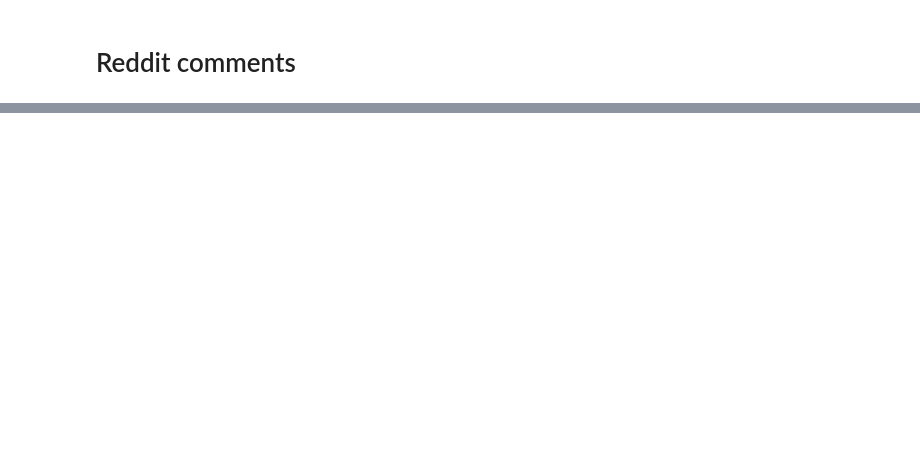
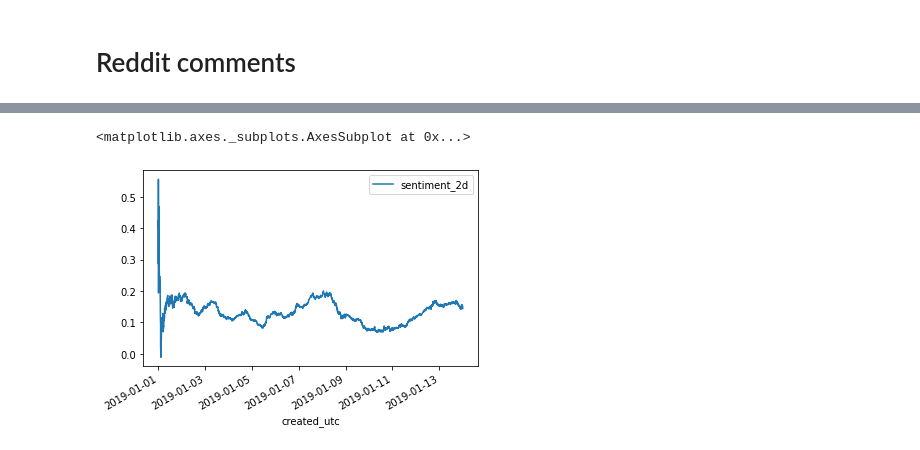
Before and after one commit to GuusStavo38/CryptoSent, a Jupyter notebook: notebooks/Basetable feature extraction.ipynb, the cells around one changed output, grey strips where cells are left out. Cells and saved outputs as stored; diff of their text form; code cells hidden in the pictures; blank space fills up the shorter version.

Commit message:
Sentiment per comment basetable

```diff
--- a/notebooks/Basetable feature extraction.ipynb
+++ b/notebooks/Basetable feature extraction.ipynb
@@ -85,0 +65,14 @@ Name: sentiment, Length: 25411, dtype: float64
+# %%
+basetable = pickle.load(open('../data/basetable_comments_20190101.p', 'rb'))
+# %%
+time_windows = ['1h', '2h', '3h', '4h', '1d', '1d', '2d', '3d', '4d', '5d', '6d', '7d']
+# %%
+basetable_sentiment = None
+for time_window in time_windows:
+    ma_window = basetable.groupby('subjects')['sentiment'].rolling(time_window).mean()
+    ma_window.name = 'sentiment_' + time_window
+    if basetable_sentiment is None:
+        basetable_sentiment = ma_window
+    else:
+        basetable_sentiment = pd.concat([basetable_sentiment, ma_window], 1)
+basetable_sentiment = basetable_sentiment.reset_index()
@@ -85,0 +99,5 @@ Name: sentiment, Length: 25411, dtype: float64
+# %%
+basetable_sentiment.loc[basetable_sentiment.created_utc < '2019-01-14'].plot('created_utc', 'sentiment_2d')
+# %% [output]
+<matplotlib.axes._subplots.AxesSubplot at 0x...>
+[figure, added]
```
Also changed, not shown: parts of 22 cells of this notebook.
